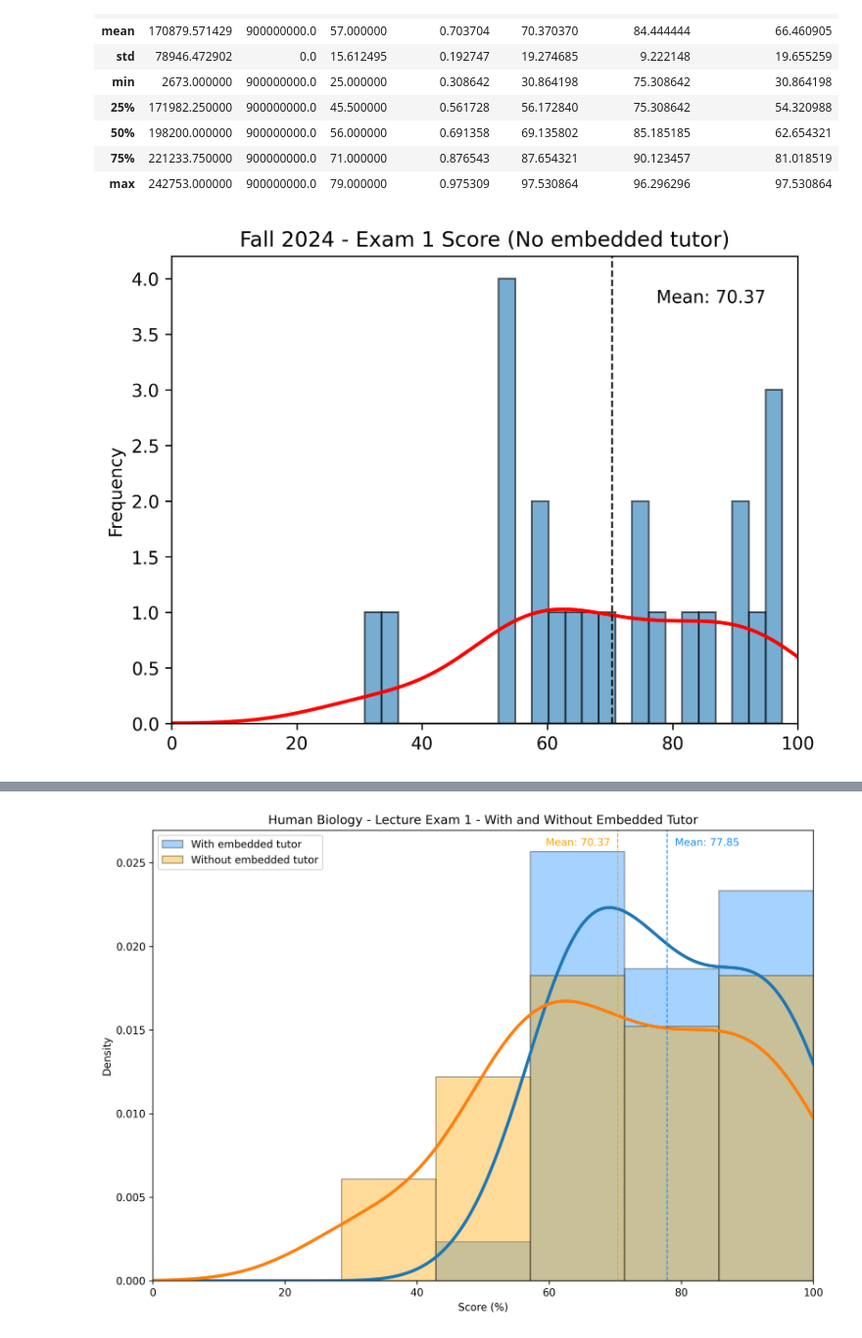
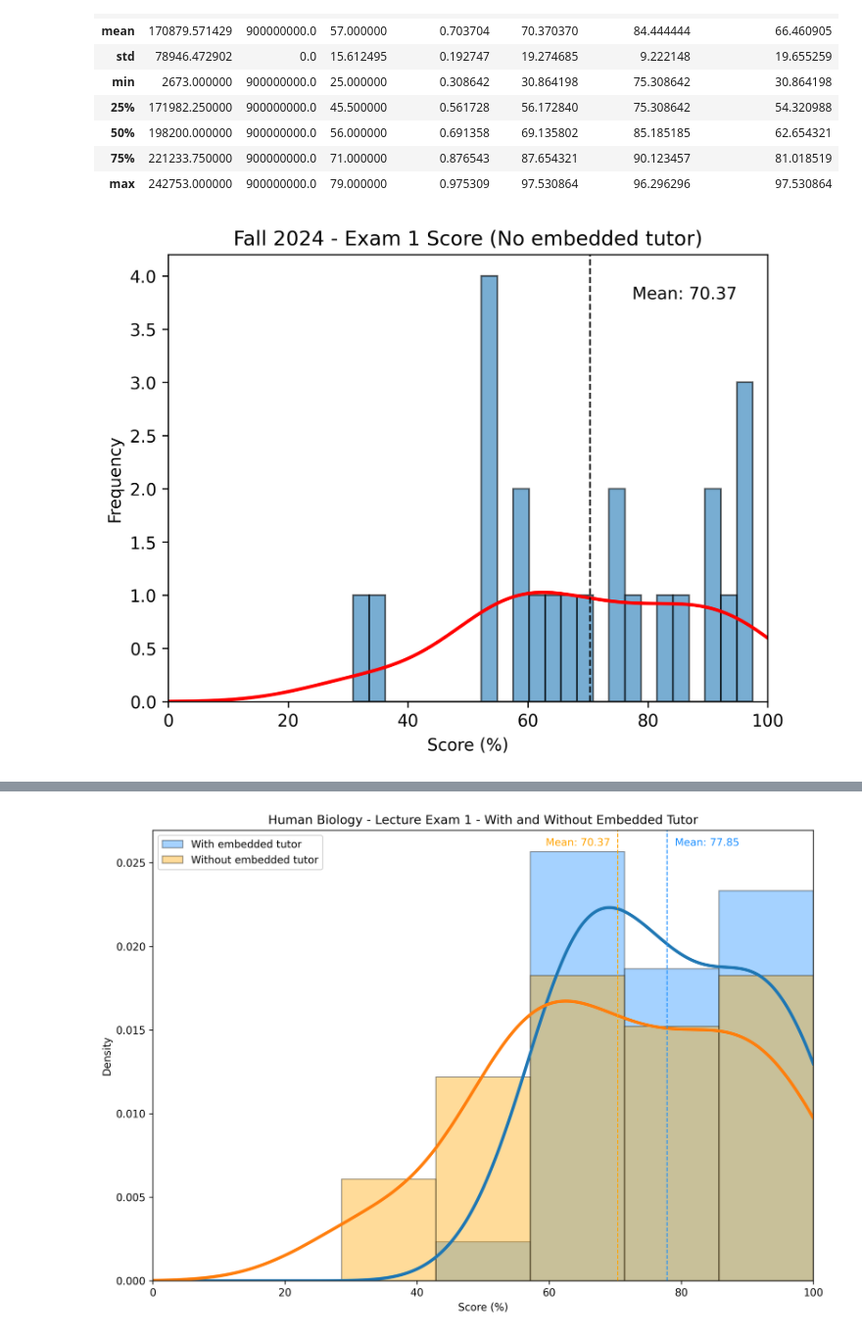
Before and after one commit to ProfOak7/Bio212, a Jupyter notebook: Embeddedtutor.ipynb, the cells around one changed output, grey strips where cells are left out. Shown: that part at 98% size. Drawn from its saved outputs; the diff is of its cells as text; code cells hidden in the pictures.

```diff
--- a/Embeddedtutor.ipynb
+++ b/Embeddedtutor.ipynb
@@ -36,34 +36,34 @@ df.describe()
 # %%
 # Plot Histogram on x
 x1 = df['Exam1_score'].dropna()
 
 # Define number of bins for the histogram
 bins = 25
 
 # Plot histogram with actual frequency (density=False)
 count_x1, bins_x1, _ = plt.hist(x1, bins=bins, edgecolor='k', alpha=0.6, density=False)
-plt.gca().set(title='Fall 2024 - Exam 1 Score (No embedded tutor)', ylabel='Frequency')
+plt.gca().set(title='Fall 2024 - Exam 1 Score (No embedded tutor)', ylabel='Frequency', xlabel='Score (%)')
 plt.xlim(0, 100)
 
 # Add KDE curve
 kde_x1 = gaussian_kde(x1)
 x1_range = np.linspace(0, 100, 1000)  # Generate x-values for KDE curve
 
 # Scale KDE by the number of data points and the bin width to match the histogram's frequency scale
 bin_width_x1 = bins_x1[1] - bins_x1[0]
 plt.plot(x1_range, kde_x1(x1_range) * len(x1) * bin_width_x1, color='r', linewidth=2)
 
 # Plot vertical line for mean
 plt.axvline(x1.mean(), color='k', linestyle='dashed', linewidth=1)
 
 # Add mean text
 min_ylim, max_ylim = plt.ylim()
 plt.text(x1.mean()*1.1, max_ylim*0.9, 'Mean: {:.2f}'.format(x1.mean()))
 
 # Display the plot
 plt.show()
 # %% [output]
-[figure, old version]
+[figure, new version]
 # %%
 df2 = pd.read_csv (r'./2025-10-12T0355_Grades-BIO_212_(70900).csv', index_col=0)
 df2.describe()
```
Also changed, not shown: parts of 1 cell of this notebook.
